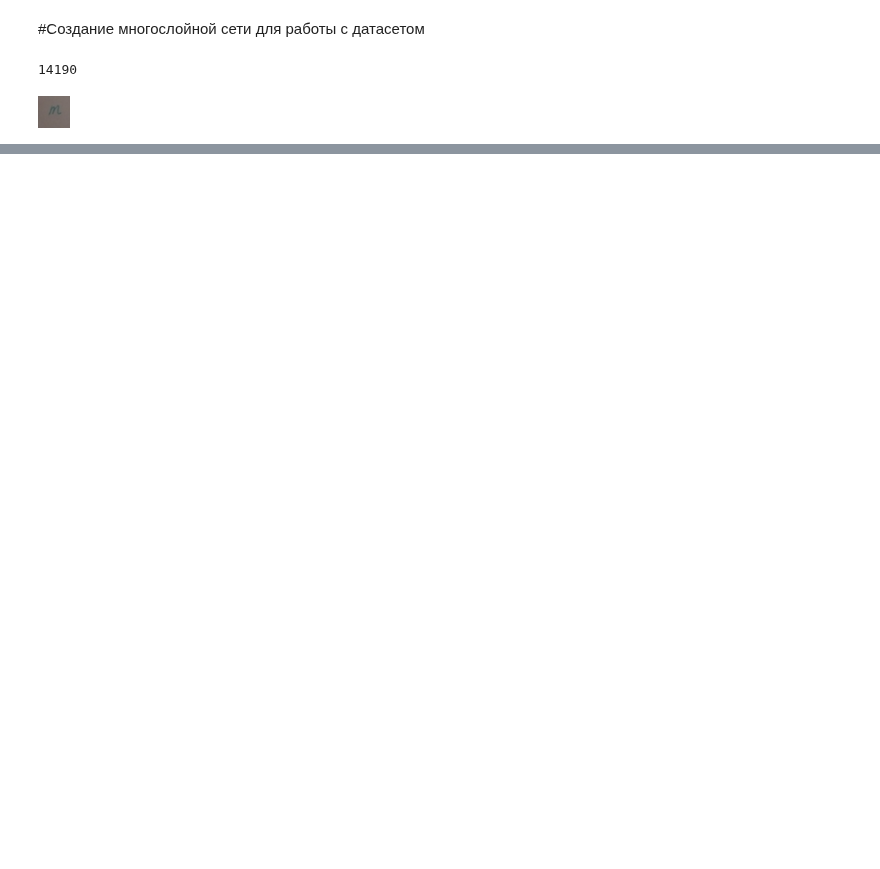
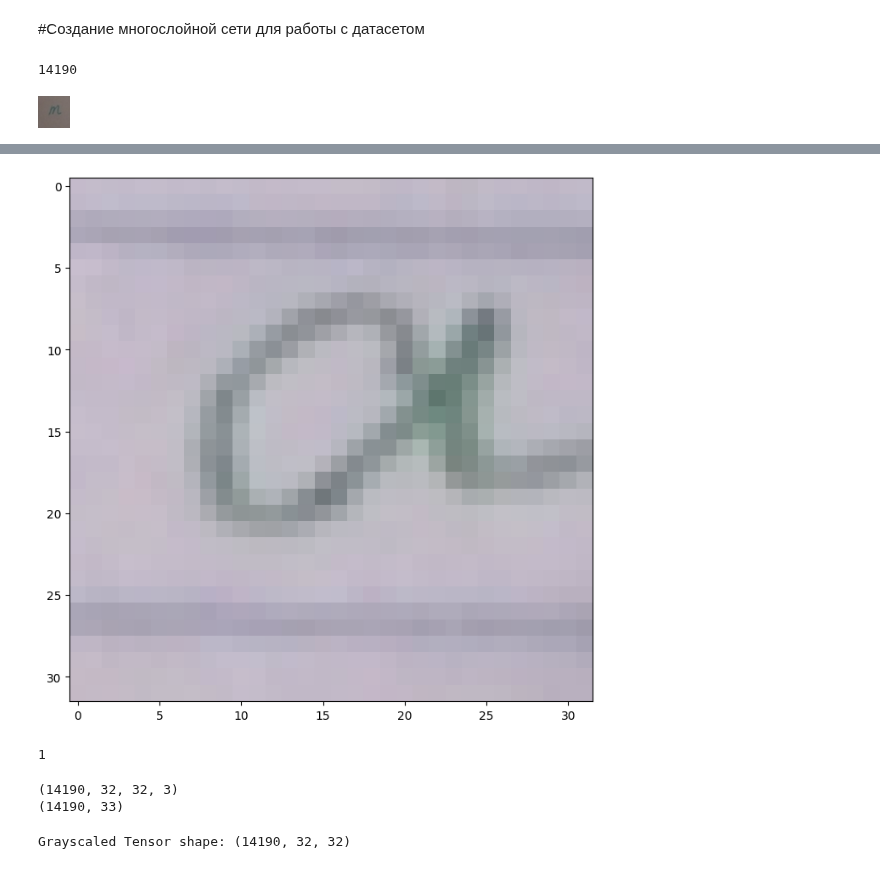
Before and after one commit to MorozovDesu/neural_network_technologies, a Jupyter notebook: 2_Лаба_Нейросетевые_технологии_.ipynb, the cells around one changed output, grey strips where cells are left out. Drawn from its saved outputs; the diff is of its cells as text; code cells hidden in the pictures; blank space fills up the shorter version.

```diff
--- a/2_Лаба_Нейросетевые_технологии_.ipynb
+++ b/2_Лаба_Нейросетевые_технологии_.ipynb
@@ -193,7 +193,15 @@ letters = data['letter']
 backgrounds = data['background'].values
 # Извлечение меток (label) из столбца "label" и преобразование в массив
 targets = data['label'].values
-# Преобразование имен изображений в тензоры с использованием ранее определенной функции "data_to_tensor"
-tensors = data_to_tensor(image_names, input_folder)
+
+# Определите количество имен файлов, которые вы хотите обработать
+N = 14190
+
+# Используйте срез, чтобы выбрать только первые N имен файлов для обработки
+image_names_subset = image_names[:N]
+
+# Преобразуйте имена файлов в тензоры с использованием ранее определенной функции "data_to_tensor"
+tensors = data_to_tensor(image_names_subset, input_folder)
+
 # Вывод первого тензора (тензора, соответствующего первому изображению) из полученного массива
-print(tensors[0])
+# print(tensors[0])
@@ -233,3 +246,19 @@ g = sns.countplot(targets)
 # Классы идеально сбалансированы, что очень важно для классификационной модели.
 # Если классы несбалансированы, то модель будет пытаться максимизировать точность
 # для большинства классов, оставляя без внимания другие классы, что приведет к менее точным прогнозам для меньшинств.
+# %%
+# Нормализация
+# Для уменьшения влияния перепадов освещенности мы проводим нормализацию.
+X = tensors.astype("float32")/255
+# Кроме того, CNN быстрее сходится на данных [0...1], чем на [0...255]. Преобразуем входные данные к типу float, а затем разделим на 255 (максимальная яркость для каждого цвета).
+# %%
+arr = X[0]
+arr_ = np.squeeze(arr)
+plt.imshow(arr_)
+plt.show()
+# %% [output]
+[figure, added]
+# %%
+targets[0]
+# %% [output]
+1
@@ -235,0 +272,6 @@ g = sns.countplot(targets)
+# %%
+print(X.shape)
+print(y.shape)
+# %% [output]
+(14190, 32, 32, 3)
+(14190, 33)
@@ -235,0 +324,7 @@ g = sns.countplot(targets)
+# %%
+# Grayscaled tensors
+X_grey = np.dot(X[...,:3], [0.299, 0.587, 0.114])
+# X_grey = tf.expand_dims(X_grey, axis=3)
+print ('Grayscaled Tensor shape:', X_grey.shape)
+# %% [output]
+Grayscaled Tensor shape: (14190, 32, 32)
```
Also changed, not shown: parts of 18 cells of this notebook.
